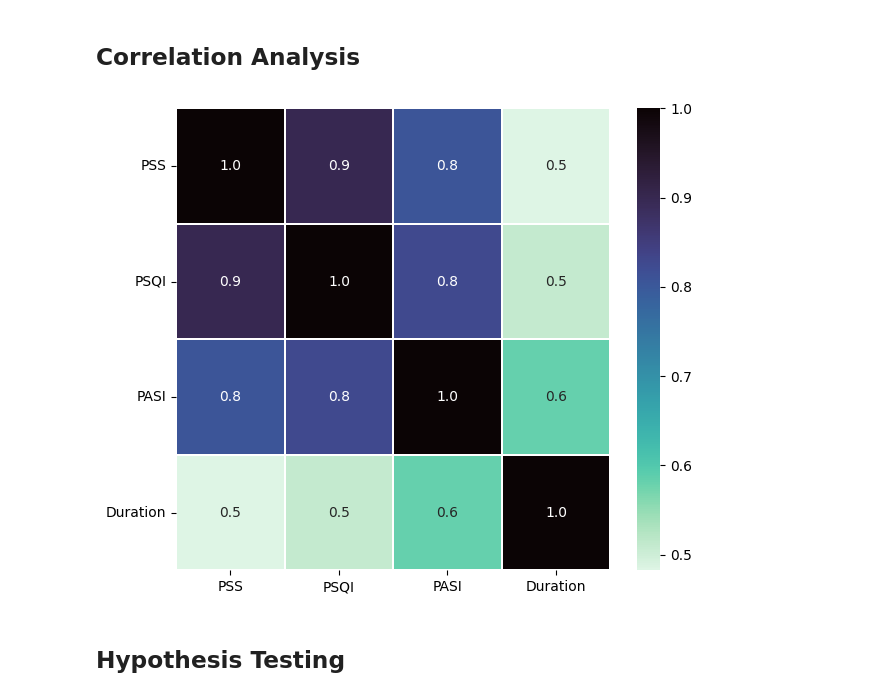
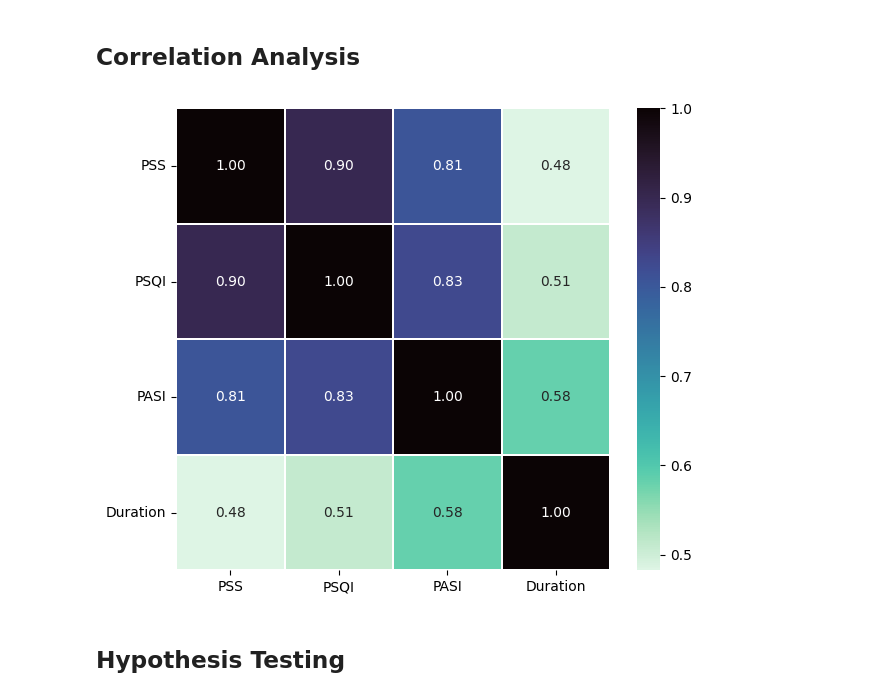
Before and after one commit to iamtushara/medical-thesis, a Jupyter notebook: thesis-notebooks/02-reshma/Statistical Analysis of Psoriasis Patients Data.ipynb, the cells around one changed output. Saved outputs shown, nothing was run; the diff lists cells and outputs as text; code cells hidden in the pictures.

```diff
--- a/thesis-notebooks/02-reshma/Statistical Analysis of Psoriasis Patients Data.ipynb
+++ b/thesis-notebooks/02-reshma/Statistical Analysis of Psoriasis Patients Data.ipynb
@@ -434,12 +434,12 @@ plt.show()
 # %%
 plt.figure(figsize=(7, 6))
 ax = plt.subplot(111)
 corr = dataset[['PSS', 'PSQI', 'PASI', 'Duration']].corr()
-sns.heatmap(corr, annot=True, linewidth=0.1, fmt='.1f', ax=ax, cmap='mako_r')
+sns.heatmap(corr, annot=True, linewidth=0.1, fmt='.2f', ax=ax, cmap='mako_r')
 plt.yticks(rotation=0)
 plt.show()
 # %% [output]
-[figure, old version]
+[figure, new version]
 # %% [markdown]
 ## Hypothesis Testing
 # %% [markdown]
```
Also changed, not shown: parts of 10 cells of this notebook, 1 other file.
